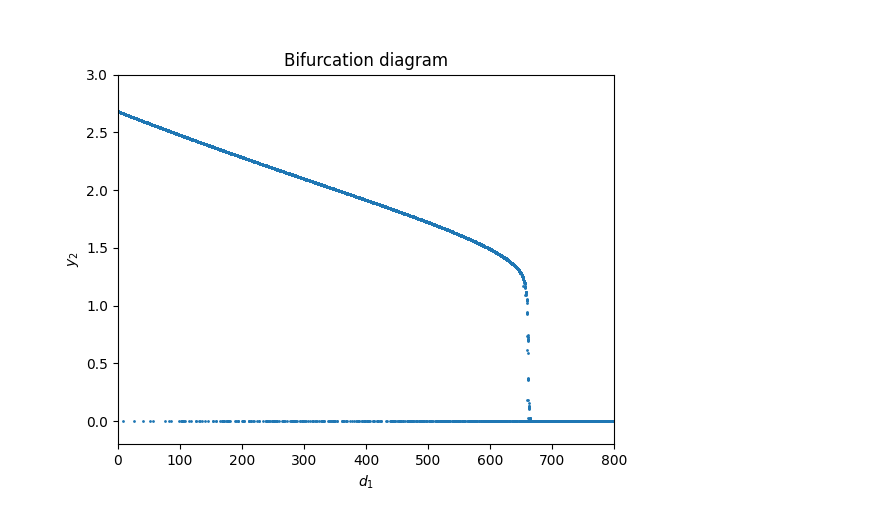
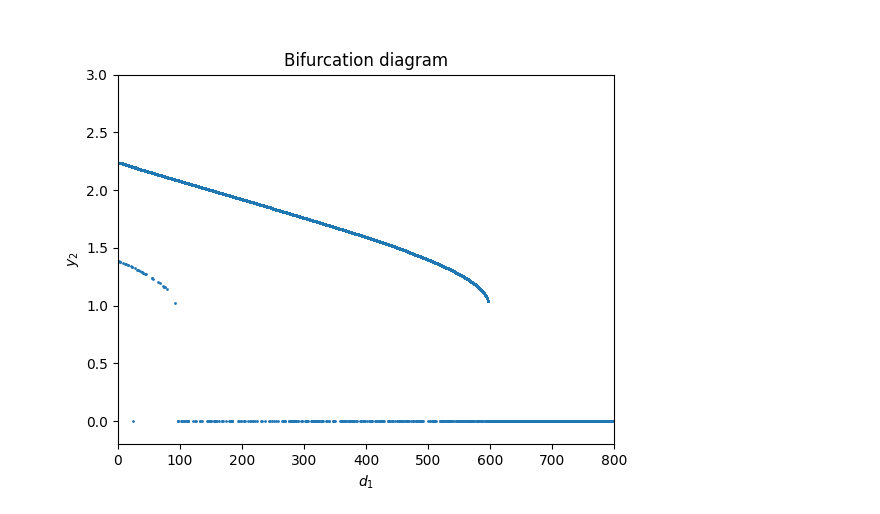
Before and after one commit to marcelvdla/CSSim, a Jupyter notebook: notebooks/bifurcation.ipynb, the cells around one changed output. Saved outputs shown, nothing was run; the diff lists cells and outputs as text; code cells hidden in the pictures.

```diff
--- a/notebooks/bifurcation.ipynb
+++ b/notebooks/bifurcation.ipynb
@@ -8,5 +8,9 @@ aging_rate = 1
 biotic_pump_young = 1
 mortality_old = 2
 biotic_pump_old = 0
-arguments = (fertility, mortality_young, aging_rate, biotic_pump_young, mortality_old, biotic_pump_old)
+dist = 50
+beta_2 = 1
+P_0 = 1.05
+
+arguments = (fertility, mortality_young, aging_rate,biotic_pump_young,mortality_old, biotic_pump_old, dist, beta_2, P_0)
 # %%
@@ -30,0 +56,25 @@ plt.show()
+# %%
+x_eq = [2.63245325, 1.316]
+steps = 50
+grid_x, grid_y = np.meshgrid(np.linspace(0, 5, steps), np.linspace(0, 5, steps))
+phase_grid = np.zeros((steps, steps))
+
+fig, ax = plt.subplots()
+
+for x in range(steps):
+    for y in range(steps):
+        # xs, ys = system_n_forests(np.random.uniform(0, 5, 2), [grid_x[x][y], grid_y[x][y]], arguments, timesteps=2000, dt = 0.01, dist=150)
+        xs, ys = system_n_forests([1.5,1.0], [grid_x[x][y], grid_y[x][y]], arguments, timesteps=1500, dt = 0.01, dist=150)
+
+        ax.plot(xs[1][-1], ys[1][-1], 'bo')
+        # ax.plot(grid_x[x][y], grid_y[x][y], 'o')
+
+        if xs[1][-1] < 1:
+            value = 0
+        elif 1<xs[1][-1] <3:
+            value = 1
+        else:
+            value = 2
+        phase_grid[x][y] = value
+
+plt.show()
@@ -47,26 +100,28 @@ plt.show()
 # %%
-n = 1000
+n = 500
 r = np.linspace(1,800, n)
 
 fig, ax = plt.subplots()
 
 ds, y2s = [],[]
 # x0, y0 = np.arange(0,5,5/n), np.arange(0,5,5/n)
 for d in range(n):
-    for _ in range(10):
-        xs, ys = system_n_forests(np.random.uniform(0,5,2), np.random.uniform(0,5,2), arguments, timesteps=500, dt=0.1, dist=r[d])
+    arguments = (fertility, mortality_young, aging_rate,biotic_pump_young,mortality_old, biotic_pump_old, r[d], beta_2, P_0)
+    for i in range(10):
+        # print(i)
+        xs, ys = system_n_forests(np.random.uniform(0,5,2), np.random.uniform(0,5,2), arguments, timesteps=800, dt=0.1)
         y2s.append(ys[1][-1])
-    ds.append(10*[d])
+    ds.append(10*[r[d]])
 
 ds=np.concatenate(ds)
 # y2s=np.concatenate(y2s)
 
 ax.plot(ds, y2s, 'o', ms=1)
 ax.set_xlim(0,800)
 ax.set_ylim(-0.2,3)
 ax.set_xlabel(r'$d_1$')
 ax.set_ylabel(r'$y_2$')
 ax.set_title("Bifurcation diagram")
 plt.show()
 # %% [output]
-[figure, old version]
+[figure, new version]
```
Also changed, not shown: parts of 6 cells of this notebook.
